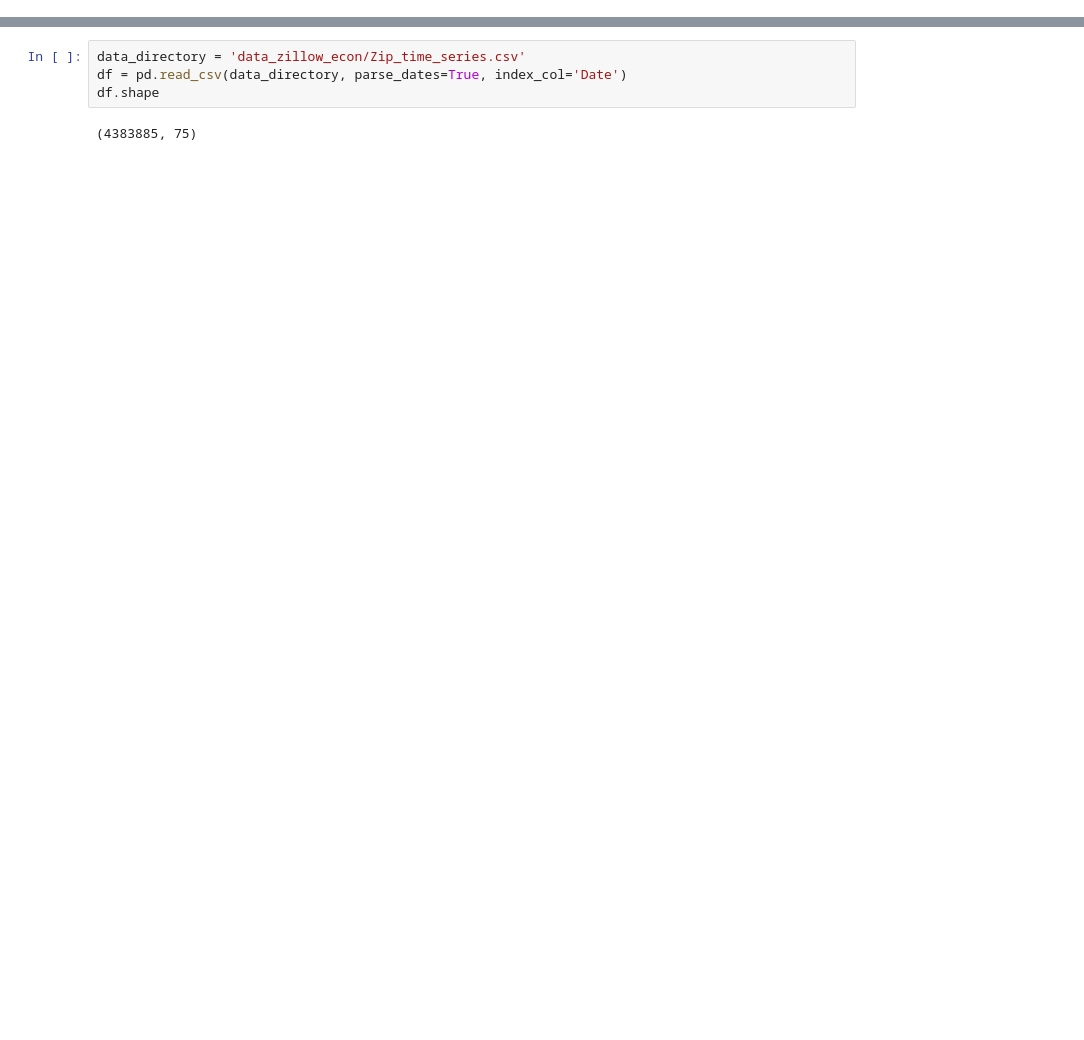
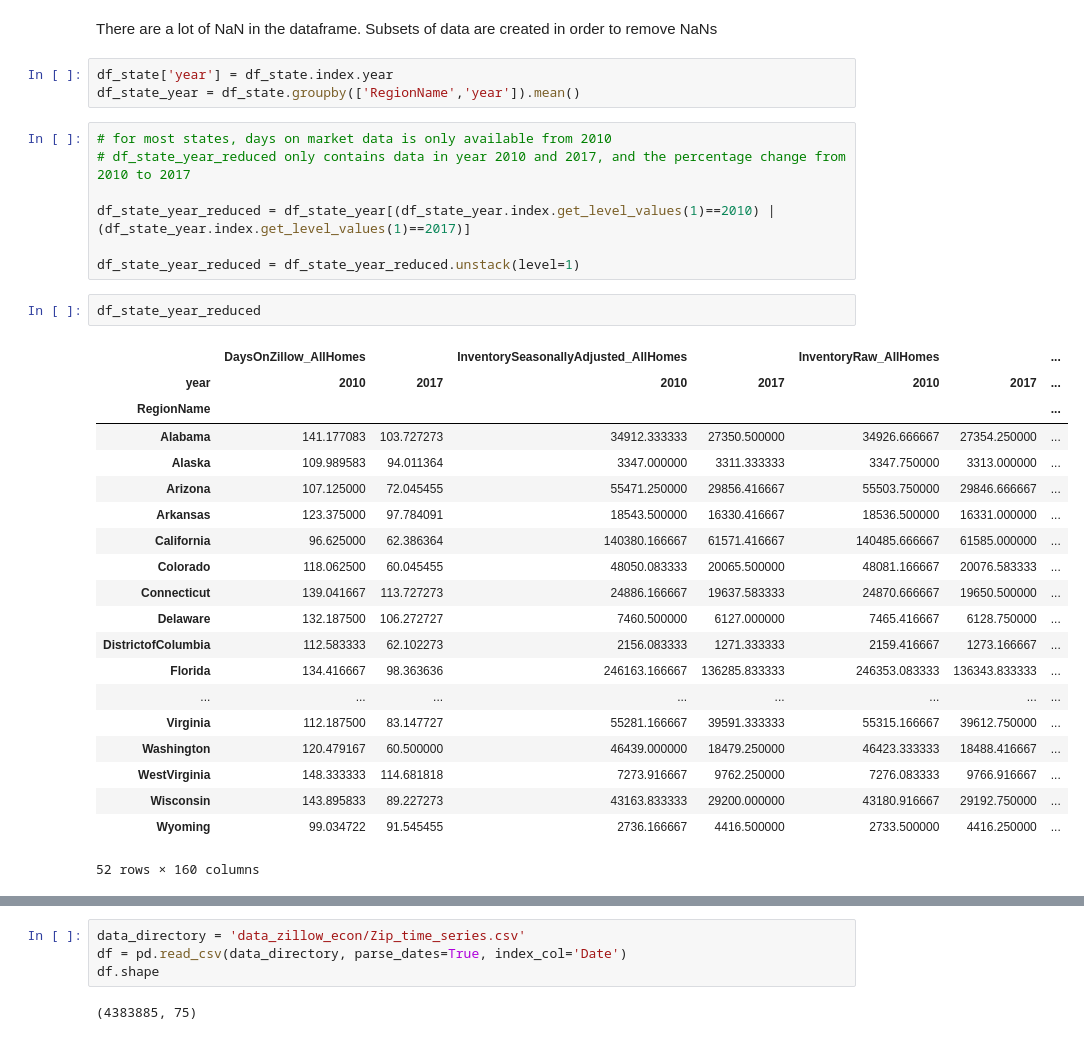
Before and after one commit to cliffrunner/Springboard_Capstone_1, a Jupyter notebook: Capstone_1_predicting_house_price.ipynb, the cells around one changed output, grey strips where cells are left out. Saved outputs shown, nothing was run; the diff lists cells and outputs as text; blank space fills up the shorter version.

```diff
--- a/Capstone_1_predicting_house_price.ipynb
+++ b/Capstone_1_predicting_house_price.ipynb
@@ -8,0 +63,35 @@ import matplotlib.pyplot as plt
+# %% [markdown]
+There are a lot of NaN in the dataframe. Subsets of data are created in order to remove NaNs
+# %%
+df_state['year'] = df_state.index.year
+df_state_year = df_state.groupby(['RegionName','year']).mean()
+# %%
+# for most states, days on market data is only available from 2010
+# df_state_year_reduced only contains data in year 2010 and 2017, and the percentage change from 2010 to 2017
+
+df_state_year_reduced = df_state_year[(df_state_year.index.get_level_values(1)==2010) | (df_state_year.index.get_level_values(1)==2017)]
+
+df_state_year_reduced = df_state_year_reduced.unstack(level=1)
+# %%
+df_state_year_reduced
+# %% [output]
+|  | DaysOnZillow_AllHomes |  | InventorySeasonallyAdjusted_AllHomes |  | InventoryRaw_AllHomes |  | ... |
+| year | 2010 | 2017 | 2010 | 2017 | 2010 | 2017 | ... |
+| RegionName |  |  |  |  |  |  | ... |
+| Alabama | 141.177083 | 103.727273 | 34912.333333 | 27350.500000 | 34926.666667 | 27354.250000 | ... |
+| Alaska | 109.989583 | 94.011364 | 3347.000000 | 3311.333333 | 3347.750000 | 3313.000000 | ... |
+| Arizona | 107.125000 | 72.045455 | 55471.250000 | 29856.416667 | 55503.750000 | 29846.666667 | ... |
+| Arkansas | 123.375000 | 97.784091 | 18543.500000 | 16330.416667 | 18536.500000 | 16331.000000 | ... |
+| California | 96.625000 | 62.386364 | 140380.166667 | 61571.416667 | 140485.666667 | 61585.000000 | ... |
+| Colorado | 118.062500 | 60.045455 | 48050.083333 | 20065.500000 | 48081.166667 | 20076.583333 | ... |
+| Connecticut | 139.041667 | 113.727273 | 24886.166667 | 19637.583333 | 24870.666667 | 19650.500000 | ... |
+| Delaware | 132.187500 | 106.272727 | 7460.500000 | 6127.000000 | 7465.416667 | 6128.750000 | ... |
+| DistrictofColumbia | 112.583333 | 62.102273 | 2156.083333 | 1271.333333 | 2159.416667 | 1273.166667 | ... |
+| Florida | 134.416667 | 98.363636 | 246163.166667 | 136285.833333 | 246353.083333 | 136343.833333 | ... |
+| ... | ... | ... | ... | ... | ... | ... | ... |
+| Virginia | 112.187500 | 83.147727 | 55281.166667 | 39591.333333 | 55315.166667 | 39612.750000 | ... |
+| Washington | 120.479167 | 60.500000 | 46439.000000 | 18479.250000 | 46423.333333 | 18488.416667 | ... |
+| WestVirginia | 148.333333 | 114.681818 | 7273.916667 | 9762.250000 | 7276.083333 | 9766.916667 | ... |
+| Wisconsin | 143.895833 | 89.227273 | 43163.833333 | 29200.000000 | 43180.916667 | 29192.750000 | ... |
+| Wyoming | 99.034722 | 91.545455 | 2736.166667 | 4416.500000 | 2733.500000 | 4416.250000 | ... |
+52 rows × 160 columns
```
Also changed, not shown: parts of 32 cells of this notebook.
